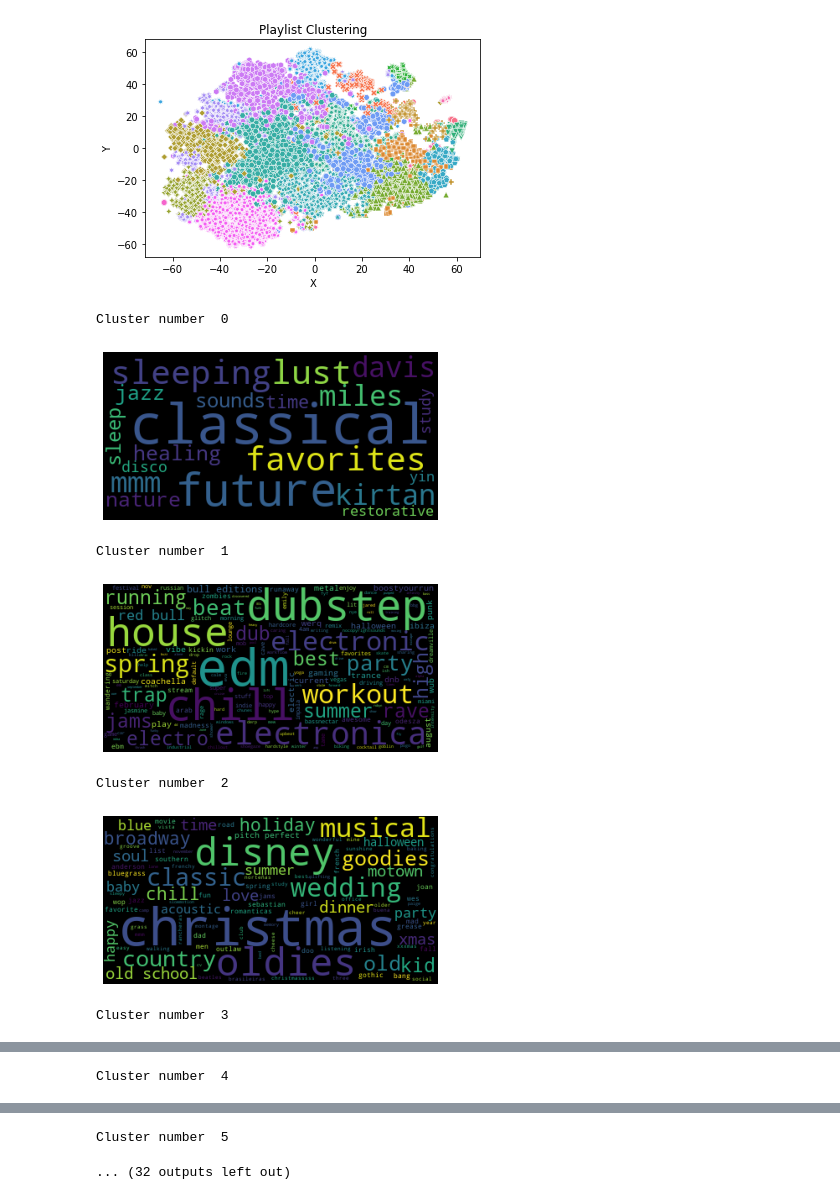
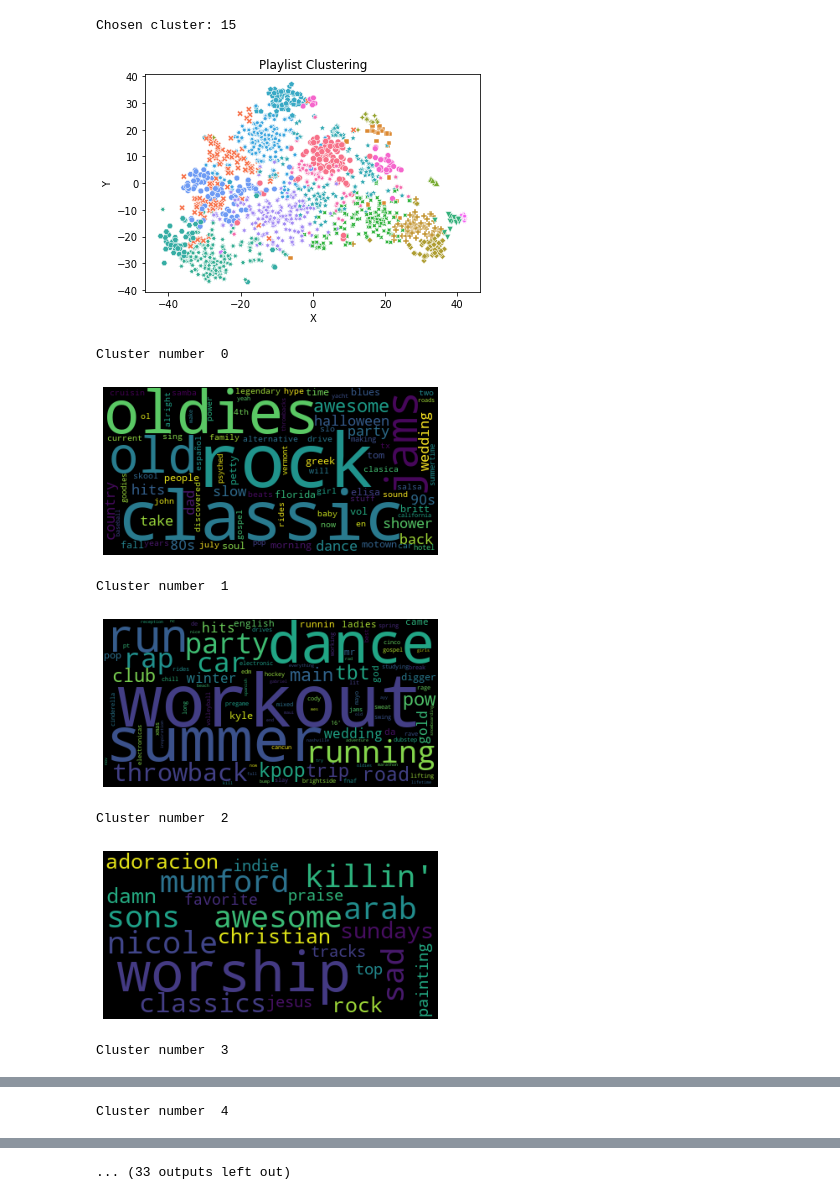
Before and after one commit to AlexanderFriedrichsen/cs254_playlist_project, a Jupyter notebook: pipeline.ipynb, the cells around one changed output, grey strips where cells are left out. Cells and saved outputs as stored; diff of their text form; code cells hidden in the pictures.

```diff
--- a/pipeline.ipynb
+++ b/pipeline.ipynb
@@ -106,7 +106,7 @@ def wordclouds(data, n_clusters):
     stop_words = STOPWORDS.update(["i", "it", "me", "my", "that", "the", "of", "than", "then",
     "when", "if", "a", "there", "playlist", "mix", "new", "good", "music", "song", "songs", "to", "too", "get", "as", "this",
     "am", "is", "are", "has", "and", "aa", "aaa", 'b', 'c', 'd', 'e', 'f', 'g', 'h', 'j', 'k', 'l', 'm', 'n',
-    'o', 'p', 'q', 'r', 's', 't', 'u', 'v', 'w', 'x', 'y', 'z'])
+    'o', 'p', 'q', 'r', 's', 't', 'u', 'v', 'w', 'x', 'y', 'z', '1', '2', '3', '4', '5', '6', '7', '8', '9', '10'])
 
     wordclouds = {}
     for i in range(n_clusters):
@@ -232,7 +225,7 @@ def prepare_data(input_words):
     # Get X data (average playlist features)
     data_cols = ['pid', 'name', 'danceability','energy','key','loudness','mode','speechiness','acousticness','instrumentalness','liveness','valence','tempo','duration_ms','time_signature']
     feature_cols = ['danceability','energy','key','loudness','mode','speechiness','acousticness','instrumentalness','liveness','valence','tempo','duration_ms','time_signature']
-    data_rows = cur.execute('select * from avg_features_by_playlist where pid > (select MIN(pid) from avg_features_by_playlist) order by pid').fetchall()
+    data_rows = cur.execute('select * from avg_features_by_playlist where pid > (select MIN(pid) from avg_features_by_playlist) order by pid limit 1500').fetchall()
     data = pd.DataFrame(data_rows, columns=data_cols)
 
     training_data, X, Y = scale_data(data, test_data, feature_cols)
@@ -243,9 +253,6 @@ def prepare_data(input_words):
 # %%
-def pipeline(data_is_loaded, training_data=None, test_data=None, feature_cols=None, X=None, Y=None, input_words=None, data=None):
+def pipeline(data_is_loaded, training_data=None, test_data=None, feature_cols=None, X=None, Y=None, input_words=None, data=None, username=None, demo=False):
     if not data_is_loaded:
-        # Get input words
-        input_text = input("Enter three words to describe your desired playlist, separated by spaces: ").lower()
-        input_words = input_text.split()
         training_data, test_data, feature_cols, X, Y, data= prepare_data(input_words)
 
     # Cluster and predict cluster
@@ -256,15 +263,18 @@ def pipeline(data_is_loaded, training_data=None, test_data=None, feature_cols=No
     training_data['cluster'] = pd.Categorical(labels)
     target_cluster = kmeans.predict(Y)
 
-    print("Chosen cluster:", target_cluster[0])
+    if not demo:
+        print("Chosen cluster:", target_cluster[0])
 
-    show_clusters(training_data, "Playlist Clustering")
+    if not demo:
+        show_clusters(training_data, "Playlist Clustering")
 
     # add playlist names to training data
     training_data["playlist_name"] = data['name'].str.lower()
 
     # display word clouds
-    wordclouds(training_data, n_clusters)
+    if not demo:
+        wordclouds(training_data, n_clusters)
 
 
     # Get tracks from cluster
@@ -281,7 +291,8 @@ def pipeline(data_is_loaded, training_data=None, test_data=None, feature_cols=No
     song_training_data['cluster'] = pd.Categorical(labels)
     song_target_cluster = kmeans.predict(Y)
 
-    show_clusters(training_data, "Song Clustering")
+    if not demo:
+        show_clusters(training_data, "Song Clustering")
 
     song_training_data['track_uri'] = tracks_in_cluster['track_uri']
 
@@ -296,6 +307,5 @@ def pipeline(data_is_loaded, training_data=None, test_data=None, feature_cols=No
     results = generate_playlist(song_data.loc[song_data['cluster'] == song_target_cluster[0]], centers[:, 0][0], centers[:, 1][0], results)['id'].tolist()
 
     # Create the playlist and add it to spotify
-    create_playlist(results, input_words)
-
-    print(results)
+    if username:
+        create_playlist(results, input_words, username)
@@ -302,13 +315,14 @@ def pipeline(data_is_loaded, training_data=None, test_data=None, feature_cols=No
 # %%
-training_data, test_data, feature_cols, X, Y, data = prepare_data(['disco', 'groovy', '70s'])
+training_data, test_data, feature_cols, X, Y, data = prepare_data(['chill', 'beach', 'party'])
 # %%
-pipeline(True, training_data=training_data, test_data=test_data, feature_cols=feature_cols, X=X, Y=Y, input_words=['disco', 'groovy', '70s'], data=data)
+pipeline(True, training_data=training_data, test_data=test_data, feature_cols=feature_cols, X=X, Y=Y,  input_words=['chill', 'beach', 'party'], data=data, username="anikahamby")
 # %% [output]
+Chosen cluster: 15
-[figure, old version]
+[figure, new version]
-Cluster number  0
+Cluster number  0
-[figure, old version]
+[figure, new version]
-Cluster number  1
+Cluster number  1
-[figure, old version]
+[figure, new version]
-Cluster number  2
+Cluster number  2
-[figure, old version]
+[figure, new version]
-Cluster number  3
+Cluster number  3
@@ -316 +330 @@ Cluster number  3
-Cluster number  4
+Cluster number  4
@@ -318,2 +332 @@ Cluster number  4
-Cluster number  5
-... (32 outputs left out)
+... (33 outputs left out)
```
Also changed, not shown: parts of 12 cells of this notebook, 7 other files.
